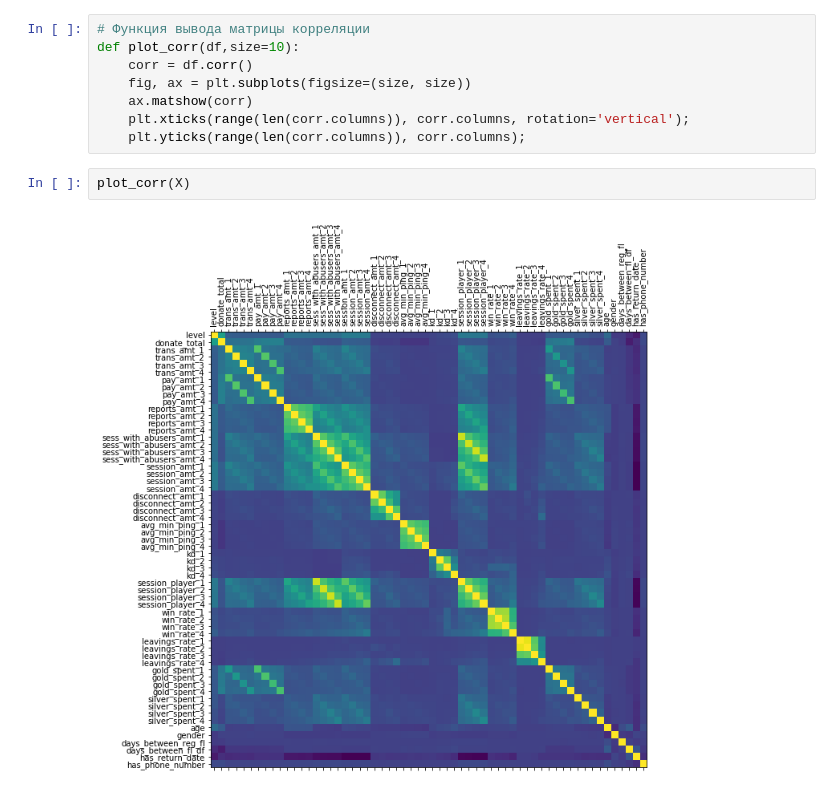
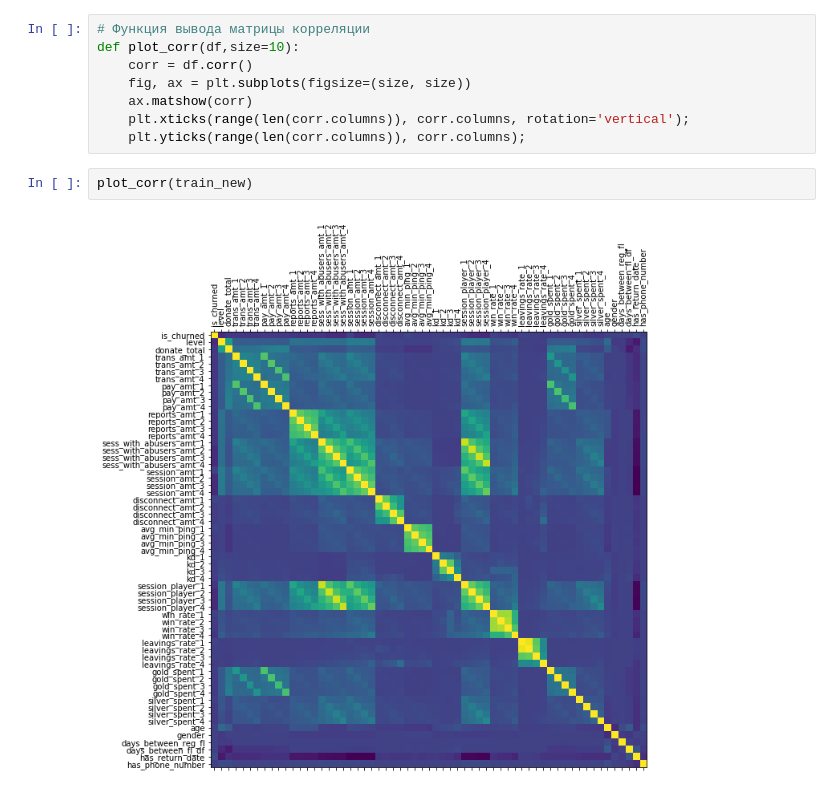
Before and after one commit to Spoukster/ML_in_prod, a Jupyter notebook: HW_03.ipynb, the cells around one changed output. Saved outputs shown, nothing was run; the diff lists cells and outputs as text.

```diff
--- a/HW_03.ipynb
+++ b/HW_03.ipynb
@@ -317,8 +317,8 @@ def plot_corr(df,size=10):
     plt.xticks(range(len(corr.columns)), corr.columns, rotation='vertical');
     plt.yticks(range(len(corr.columns)), corr.columns);
 # %%
-plot_corr(X)
+plot_corr(train_new)
 # %% [output]
-[figure, old version]
+[figure, new version]
 # %%
 # Более детальна, но громоздкая матрица корреляции
```
Also changed, not shown: parts of 6 cells of this notebook.
